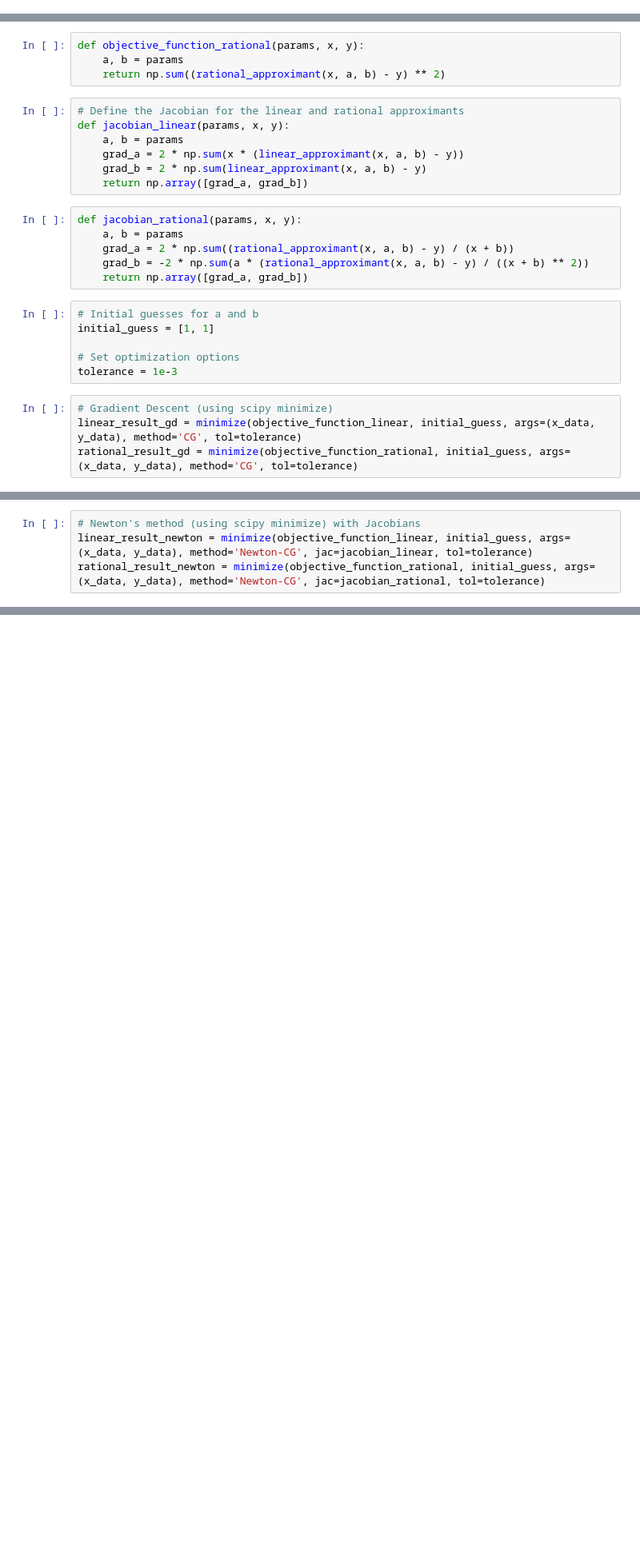
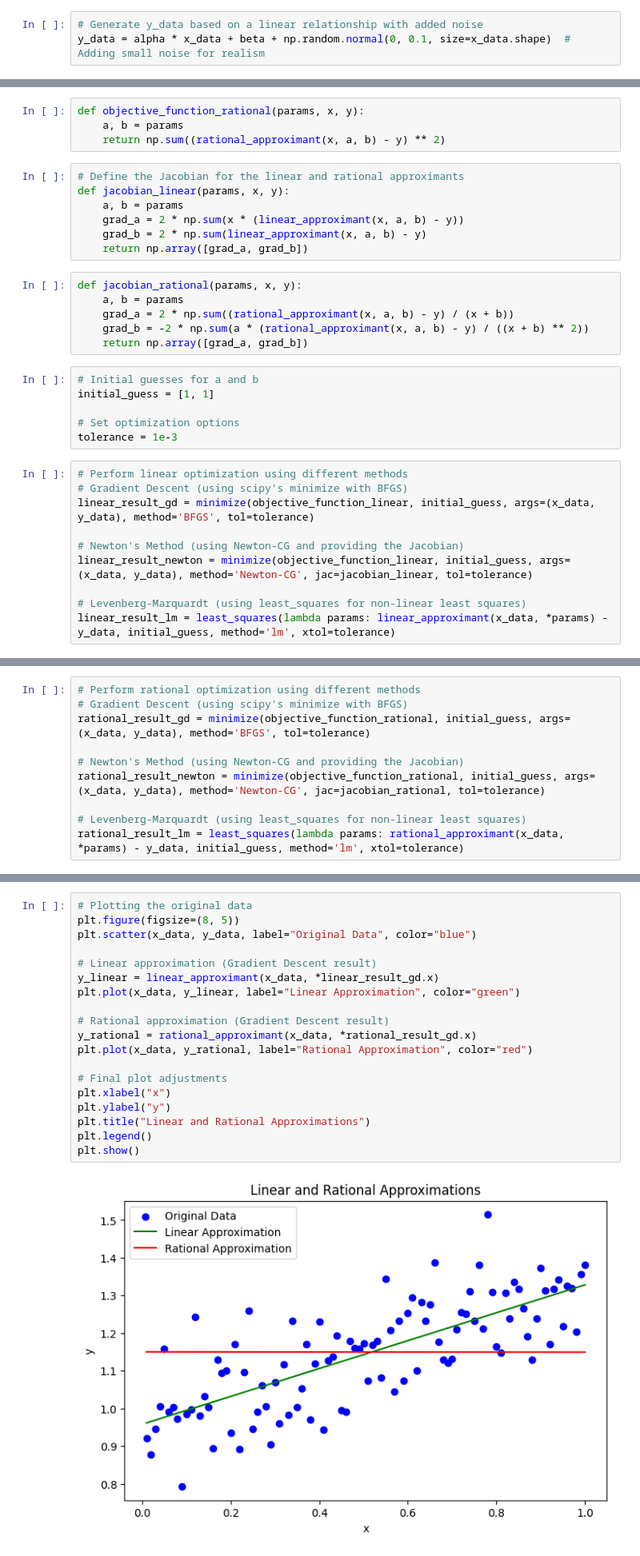
Before and after one commit to AbdAllAh950/Algorithms, a Jupyter notebook: T3_Исса_Абдалла(Abdallah_Essa).ipynb, the cells around one changed output, grey strips where cells are left out. Shown at 80% size. Cells and saved outputs as stored; diff of their text form; blank space fills up the shorter version.

```diff
--- a/T3_Исса_Абдалла(Abdallah_Essa).ipynb
+++ b/T3_Исса_Абдалла(Abdallah_Essa).ipynb
@@ -18,0 +24,3 @@ y_data = alpha * x_data + beta + noise
+# %%
+# Generate y_data based on a linear relationship with added noise
+y_data = alpha * x_data + beta + np.random.normal(0, 0.1, size=x_data.shape)  # Adding small noise for realism
@@ -52,6 +65,12 @@ initial_guess = [1, 1]
 # Set optimization options
 tolerance = 1e-3
 # %%
-# Gradient Descent (using scipy minimize)
-linear_result_gd = minimize(objective_function_linear, initial_guess, args=(x_data, y_data), method='CG', tol=tolerance)
-rational_result_gd = minimize(objective_function_rational, initial_guess, args=(x_data, y_data), method='CG', tol=tolerance)
+# Perform linear optimization using different methods
+# Gradient Descent (using scipy's minimize with BFGS)
+linear_result_gd = minimize(objective_function_linear, initial_guess, args=(x_data, y_data), method='BFGS', tol=tolerance)
+
+# Newton's Method (using Newton-CG and providing the Jacobian)
+linear_result_newton = minimize(objective_function_linear, initial_guess, args=(x_data, y_data), method='Newton-CG', jac=jacobian_linear, tol=tolerance)
+
+# Levenberg-Marquardt (using least_squares for non-linear least squares)
+linear_result_lm = least_squares(lambda params: linear_approximant(x_data, *params) - y_data, initial_guess, method='lm', xtol=tolerance)
@@ -58,4 +88,10 @@ rational_result_gd = minimize(objective_function_rational, initial_guess, args=(
 # %%
-# Newton's method (using scipy minimize) with Jacobians
-linear_result_newton = minimize(objective_function_linear, initial_guess, args=(x_data, y_data), method='Newton-CG', jac=jacobian_linear, tol=tolerance)
+# Perform rational optimization using different methods
+# Gradient Descent (using scipy's minimize with BFGS)
+rational_result_gd = minimize(objective_function_rational, initial_guess, args=(x_data, y_data), method='BFGS', tol=tolerance)
+
+# Newton's Method (using Newton-CG and providing the Jacobian)
 rational_result_newton = minimize(objective_function_rational, initial_guess, args=(x_data, y_data), method='Newton-CG', jac=jacobian_rational, tol=tolerance)
+
+# Levenberg-Marquardt (using least_squares for non-linear least squares)
+rational_result_lm = least_squares(lambda params: rational_approximant(x_data, *params) - y_data, initial_guess, method='lm', xtol=tolerance)
@@ -116,0 +109,21 @@ Levenberg-Marquardt: a = 1231631.3775592668, b = 62395.44888800905
+# %%
+# Plotting the original data
+plt.figure(figsize=(8, 5))
+plt.scatter(x_data, y_data, label="Original Data", color="blue")
+
+# Linear approximation (Gradient Descent result)
+y_linear = linear_approximant(x_data, *linear_result_gd.x)
+plt.plot(x_data, y_linear, label="Linear Approximation", color="green")
+
+# Rational approximation (Gradient Descent result)
+y_rational = rational_approximant(x_data, *rational_result_gd.x)
+plt.plot(x_data, y_rational, label="Rational Approximation", color="red")
+
+# Final plot adjustments
+plt.xlabel("x")
+plt.ylabel("y")
+plt.title("Linear and Rational Approximations")
+plt.legend()
+plt.show()
+# %% [output]
+[figure, added]
```
Also changed, not shown: parts of 11 cells of this notebook.
